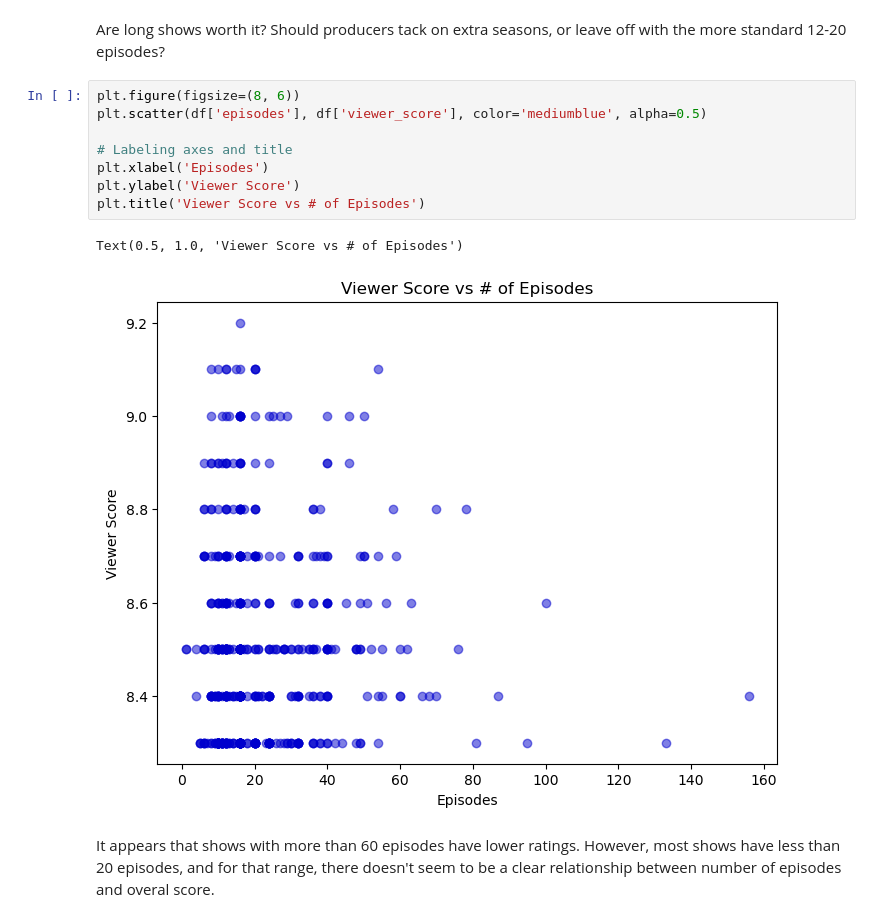
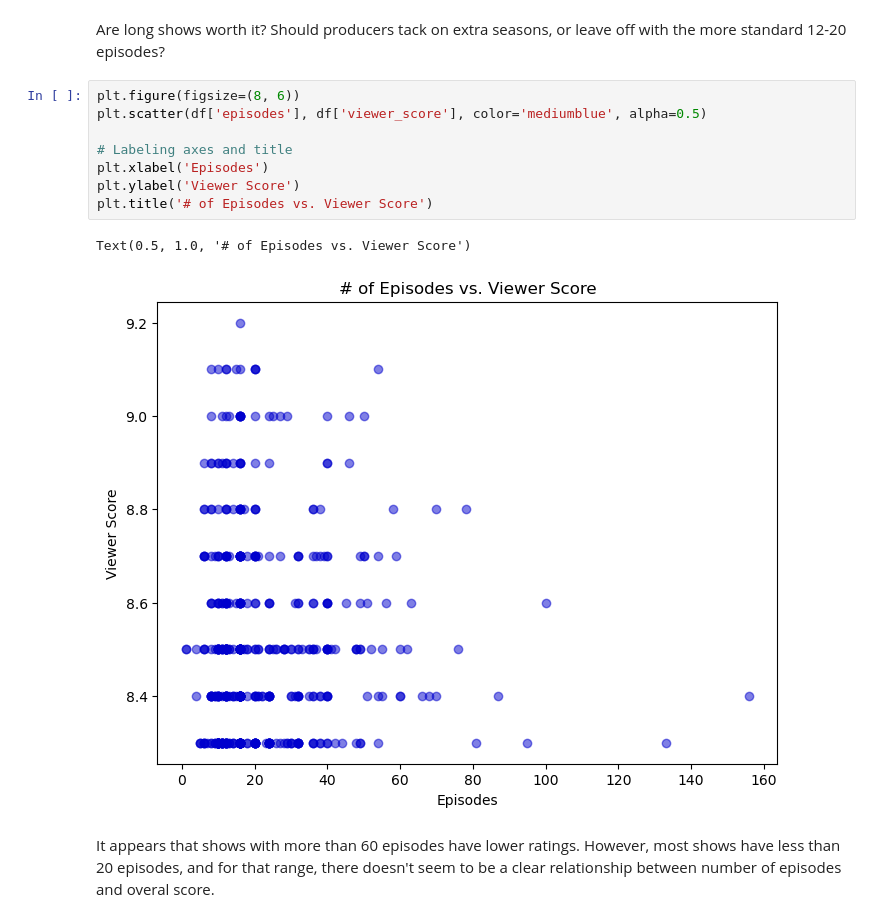
Before and after one commit to camilla47/KoreanDramaRankings, a Jupyter notebook: code/eda.ipynb, the cells around one changed output. Drawn from its saved outputs; the diff is of its cells as text.

Commit message:
changes to streaming graph

```diff
--- a/code/eda.ipynb
+++ b/code/eda.ipynb
@@ -106,14 +106,14 @@ Are long shows worth it? Should producers tack on extra seasons, or leave off wi
 # %%
 plt.figure(figsize=(8, 6))
 plt.scatter(df['episodes'], df['viewer_score'], color='mediumblue', alpha=0.5)
 
 # Labeling axes and title
 plt.xlabel('Episodes')
 plt.ylabel('Viewer Score')
-plt.title('Viewer Score vs # of Episodes')
+plt.title('# of Episodes vs. Viewer Score')
 # %% [output]
-Text(0.5, 1.0, 'Viewer Score vs # of Episodes')
+Text(0.5, 1.0, '# of Episodes vs. Viewer Score')
-[figure, old version]
+[figure, new version]
 # %% [markdown]
 It appears that shows with more than 60 episodes have lower ratings. However, most shows have less than 20 episodes, and for that range, there doesn't seem to be a clear relationship between number of episodes and overal score.
 # %% [markdown]
```
